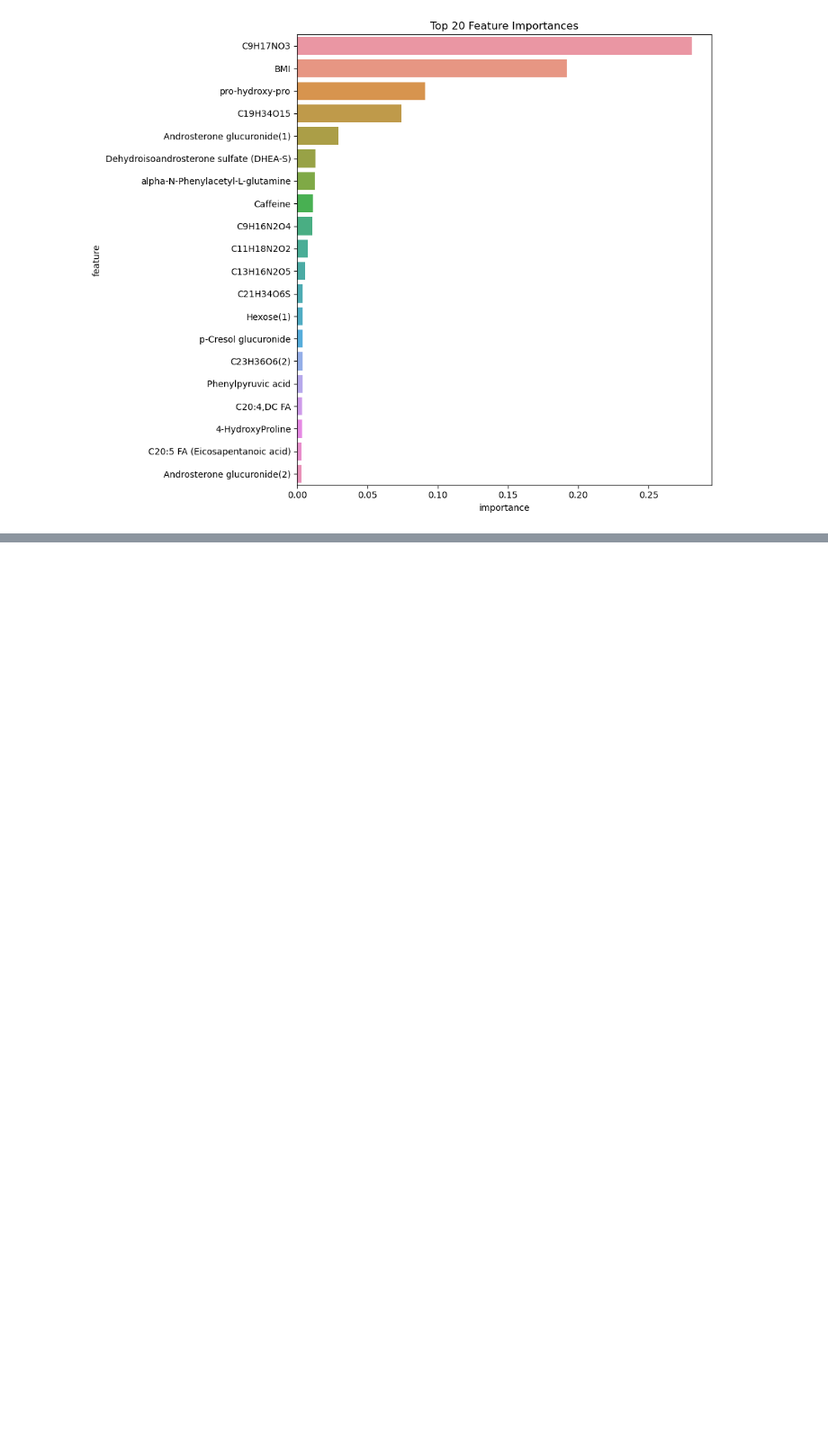
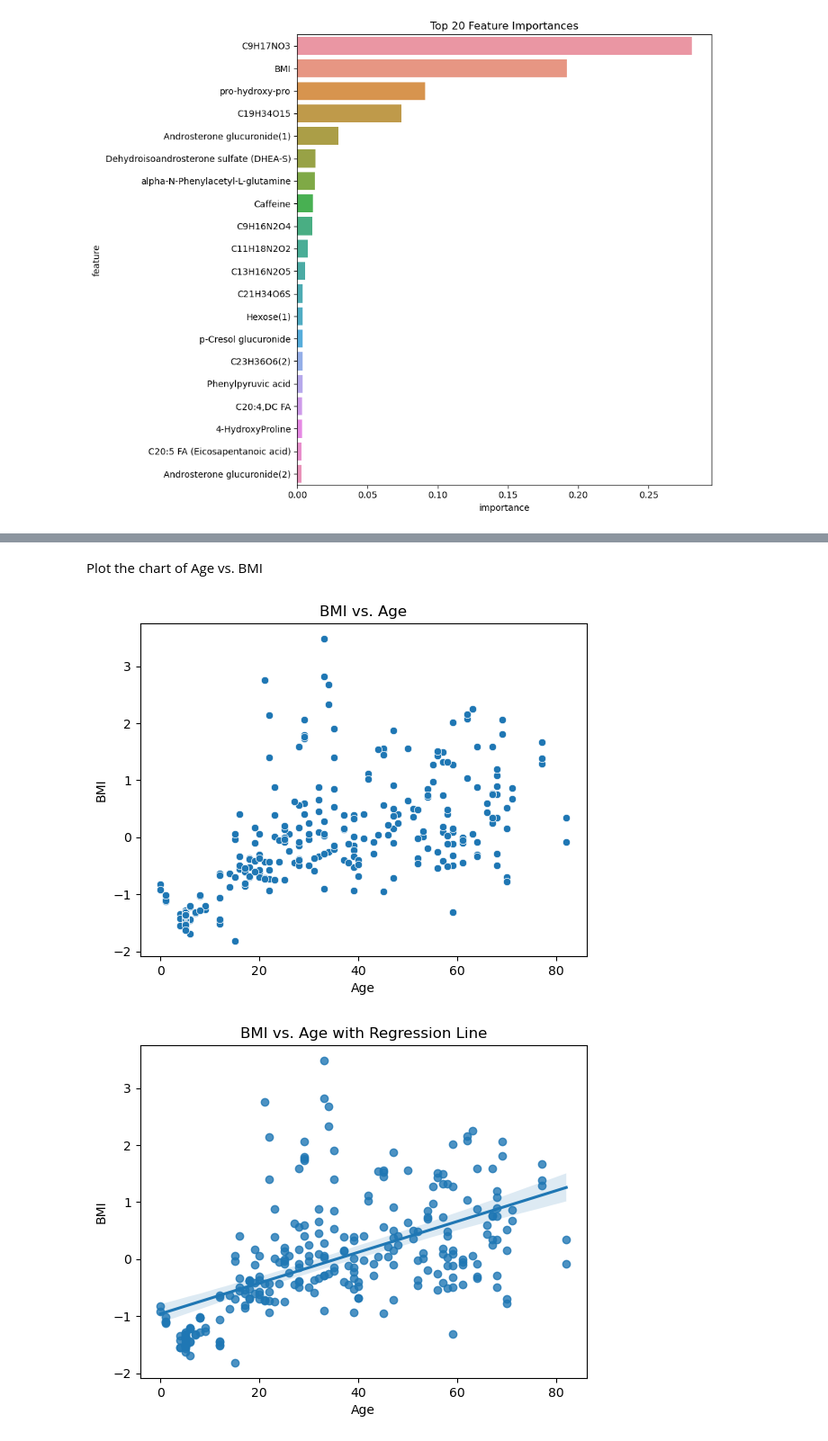
Before and after one commit to Arnie-He/HumanAging-Bunning2019, a Jupyter notebook: RF Regression/RF_Modeling.ipynb, the cells around one changed output, grey strips where cells are left out. Shown at 90% size. Saved outputs shown, nothing was run; the diff lists cells and outputs as text; code cells hidden in the pictures; blank space fills up the shorter version.

```diff
--- a/RF Regression/RF_Modeling.ipynb
+++ b/RF Regression/RF_Modeling.ipynb
@@ -328,2 +329,13 @@ plt.show()
 268 773
 [figure]
+# %% [markdown]
+Plot the chart of Age vs. BMI
+# %%
+# Using Seaborn (this provides a bit more styling by default)
+sns.scatterplot(data=df, x='Age', y='BMI').set_title('BMI vs. Age')
+plt.show()
+sns.regplot(data=df, x='Age', y='BMI').set_title('BMI vs. Age with Regression Line')
+plt.show()
+# %% [output]
+[figure, added]
+[figure, added]
```
Also changed, not shown: parts of 2 cells of this notebook, 2 other files.
